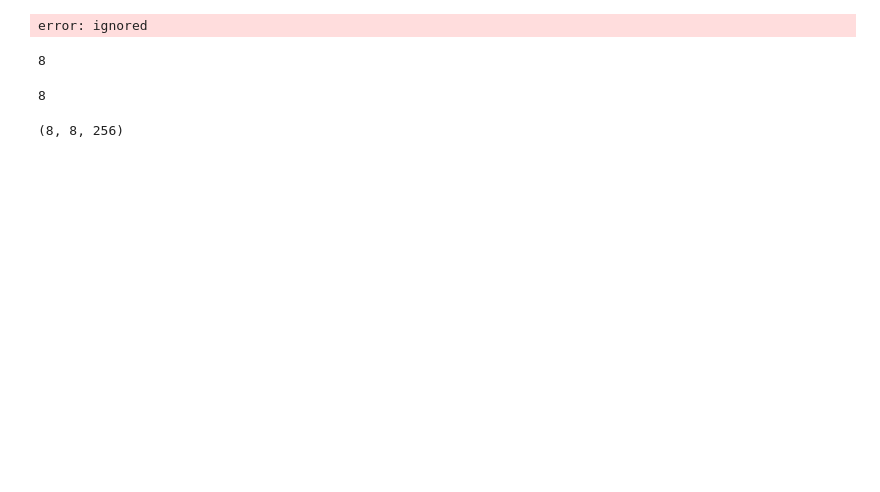
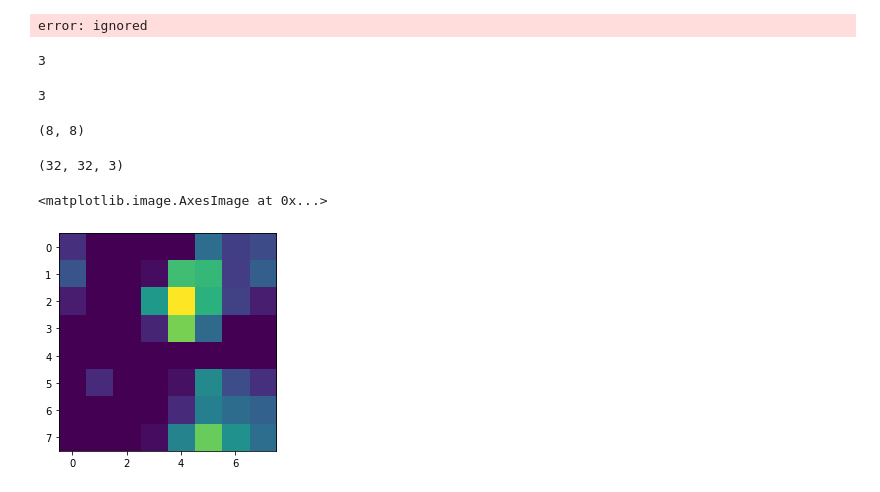
Before and after one commit to sarvan0506/AI, a Jupyter notebook: Assignment9.ipynb, the cells around one changed output. Drawn from its saved outputs; the diff is of its cells as text; code cells hidden in the pictures; blank space fills up the shorter version.

```diff
--- a/Assignment9.ipynb
+++ b/Assignment9.ipynb
@@ -237,0 +280,5 @@ Accuracy on test data is: 83.31
+# %%
+preds = model.predict(x)
+class_idx = np.argmax(preds[0])
+class_output = model.output[:, class_idx]
+class_output
@@ -237,0 +287,4 @@ Accuracy on test data is: 83.31
+# %%
+conv_layer = model.get_layer("conv2d_8")
+grads = K.gradients(class_output, conv_layer.output)[0]
+grads
@@ -237,0 +293,3 @@ Accuracy on test data is: 83.31
+# %%
+pooled_grads = K.mean(grads, axis=(0, 1, 2))
+pooled_grads
@@ -237,0 +298,5 @@ Accuracy on test data is: 83.31
+# %%
+iterate = K.function([model.input], [pooled_grads, conv_layer.output[0]])
+pooled_grads_value, conv_layer_output_value = iterate([x])
+for i in range(256):
+    conv_layer_output_value[:, :, i] *= pooled_grads_value[i]
@@ -299,14 +409,23 @@ cv2.waitKey(0)
 # %% [output]
 error: ignored
 # %%
-np.argmax(model.predict(test_features[124].reshape(1, 32, 32, 3)))
+np.argmax(model.predict(test_features[127].reshape(1, 32, 32, 3)))
 # %% [output]
-8
+3
 # %%
-np.argmax(test_labels[124])
+np.argmax(test_labels[127])
 # %% [output]
-8
+3
 # %%
-conv_layer_output_value.shape
+heatmap.shape
 # %% [output]
-(8, 8, 256)
+(8, 8)
+# %%
+train_features[125].shape
+# %% [output]
+(32, 32, 3)
+# %%
+plt.imshow(heatmap)
+# %% [output]
+<matplotlib.image.AxesImage at 0x...>
+[figure, added]
```
Also changed, not shown: parts of 25 cells of this notebook.
